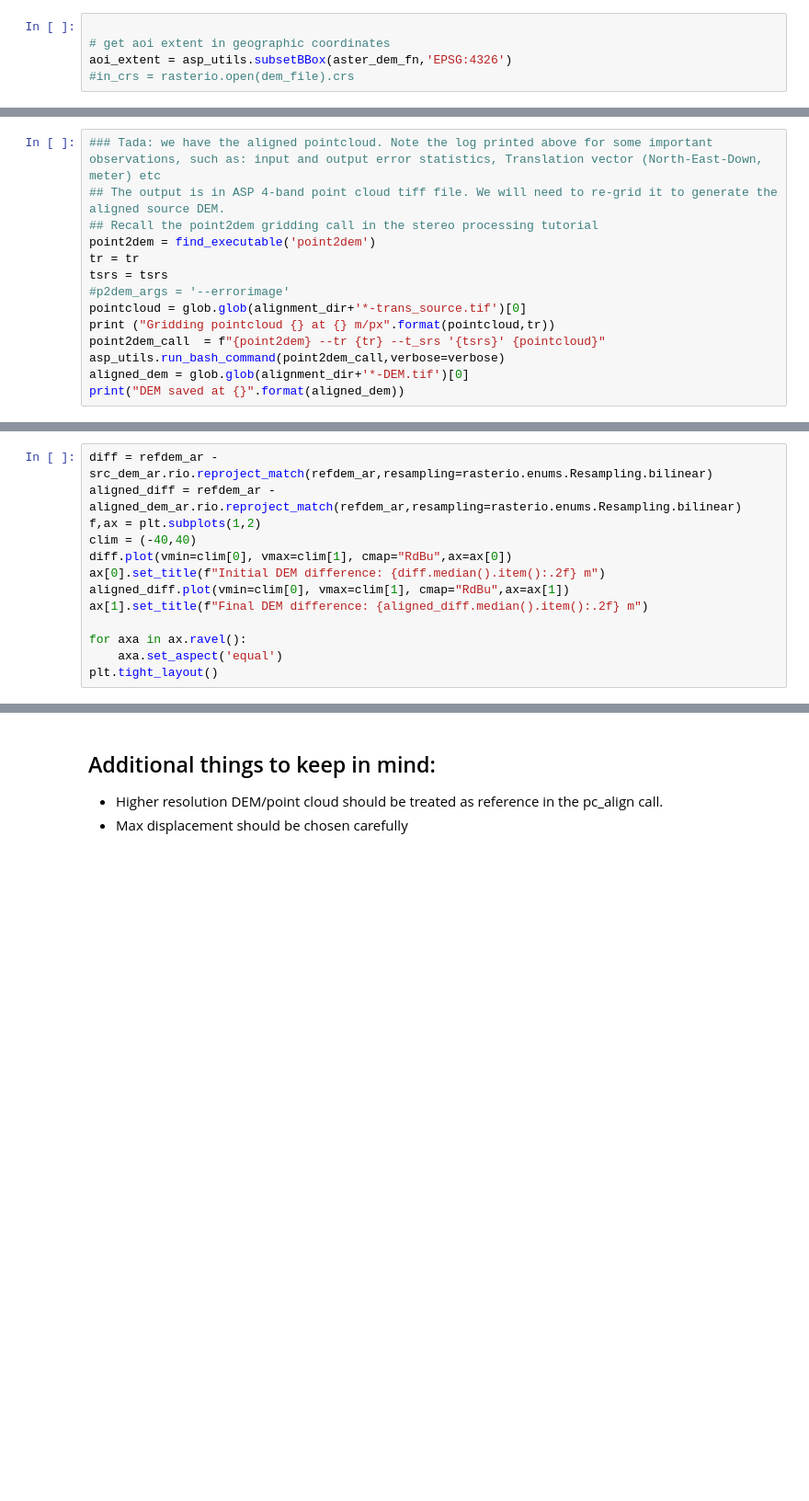
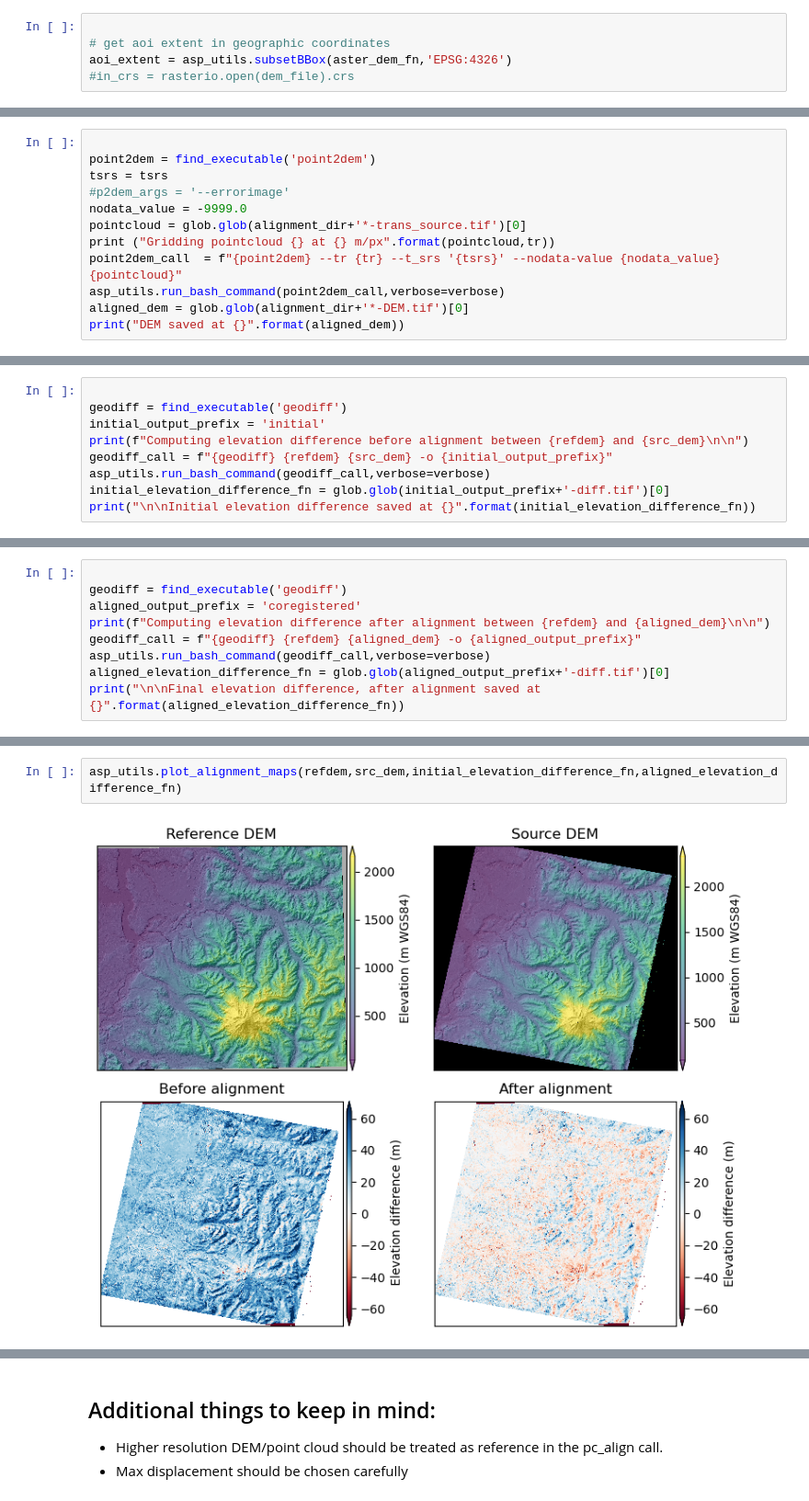
Before and after one commit to uw-cryo/asp_tutorials, a Jupyter notebook: tutorials/example-dem_coregistration.ipynb, the cells around one changed output, grey strips where cells are left out. Shown at 92% size. Drawn from its saved outputs; the diff is of its cells as text; blank space fills up the shorter version.

Commit message:
complete dem coregistration tutorial

```diff
--- a/tutorials/example-dem_coregistration.ipynb
+++ b/tutorials/example-dem_coregistration.ipynb
@@ -132,14 +138,12 @@ Child returned 0
 # %%
-### Tada: we have the aligned pointcloud. Note the log printed above for some important observations, such as: input and output error statistics, Translation vector (North-East-Down, meter) etc
-## The output is in ASP 4-band point cloud tiff file. We will need to re-grid it to generate the aligned source DEM.
-## Recall the point2dem gridding call in the stereo processing tutorial
+
 point2dem = find_executable('point2dem')
-tr = tr
 tsrs = tsrs
 #p2dem_args = '--errorimage'
+nodata_value = -9999.0
 pointcloud = glob.glob(alignment_dir+'*-trans_source.tif')[0]
 print ("Gridding pointcloud {} at {} m/px".format(pointcloud,tr))
-point2dem_call  = f"{point2dem} --tr {tr} --t_srs '{tsrs}' {pointcloud}"
+point2dem_call  = f"{point2dem} --tr {tr} --t_srs '{tsrs}' --nodata-value {nodata_value} {pointcloud}"
 asp_utils.run_bash_command(point2dem_call,verbose=verbose)
 aligned_dem = glob.glob(alignment_dir+'*-DEM.tif')[0]
 print("DEM saved at {}".format(aligned_dem))
@@ -168,13 +166,0 @@ aligned_dem_ar = rioxarray.open_rasterio(aligned_dem)
-# %%
-diff = refdem_ar - src_dem_ar.rio.reproject_match(refdem_ar,resampling=rasterio.enums.Resampling.bilinear)
-aligned_diff = refdem_ar - aligned_dem_ar.rio.reproject_match(refdem_ar,resampling=rasterio.enums.Resampling.bilinear)
-f,ax = plt.subplots(1,2)
-clim = (-40,40)
-diff.plot(vmin=clim[0], vmax=clim[1], cmap="RdBu",ax=ax[0])
-ax[0].set_title(f"Initial DEM difference: {diff.median().item():.2f} m")
-aligned_diff.plot(vmin=clim[0], vmax=clim[1], cmap="RdBu",ax=ax[1])
-ax[1].set_title(f"Final DEM difference: {aligned_diff.median().item():.2f} m")
-
-for axa in ax.ravel():
-    axa.set_aspect('equal')
-plt.tight_layout()
@@ -187,0 +171,9 @@ plt.tight_layout()
+# %%
+
+geodiff = find_executable('geodiff')
+initial_output_prefix = 'initial'
+print(f"Computing elevation difference before alignment between {refdem} and {src_dem}\n\n")
+geodiff_call = f"{geodiff} {refdem} {src_dem} -o {initial_output_prefix}"
+asp_utils.run_bash_command(geodiff_call,verbose=verbose)
+initial_elevation_difference_fn = glob.glob(initial_output_prefix+'-diff.tif')[0]
+print("\n\nInitial elevation difference saved at {}".format(initial_elevation_difference_fn))
@@ -187,0 +195,9 @@ plt.tight_layout()
+# %%
+
+geodiff = find_executable('geodiff')
+aligned_output_prefix = 'coregistered'
+print(f"Computing elevation difference after alignment between {refdem} and {aligned_dem}\n\n")
+geodiff_call = f"{geodiff} {refdem} {aligned_dem} -o {aligned_output_prefix}"
+asp_utils.run_bash_command(geodiff_call,verbose=verbose)
+aligned_elevation_difference_fn = glob.glob(aligned_output_prefix+'-diff.tif')[0]
+print("\n\nFinal elevation difference, after alignment saved at {}".format(aligned_elevation_difference_fn))
@@ -187,0 +219,4 @@ plt.tight_layout()
+# %%
+asp_utils.plot_alignment_maps(refdem,src_dem,initial_elevation_difference_fn,aligned_elevation_difference_fn)
+# %% [output]
+[figure, added]
```
Also changed, not shown: parts of 25 cells of this notebook.
